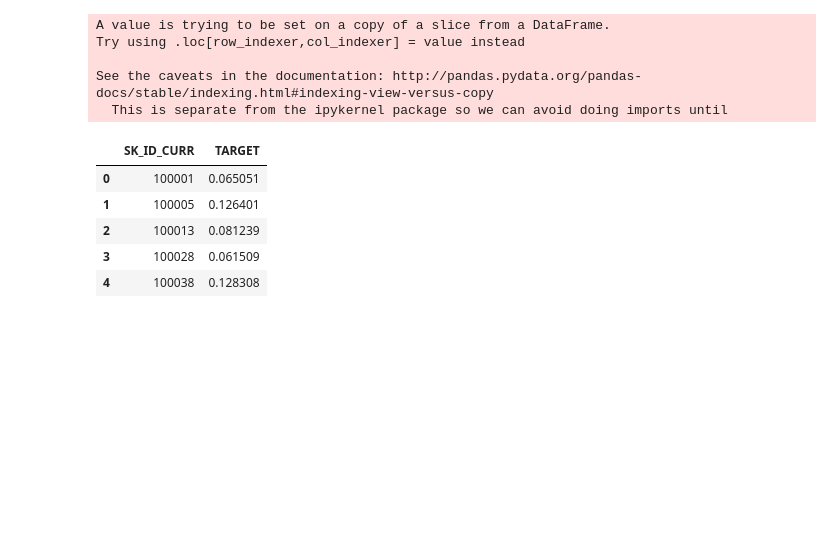
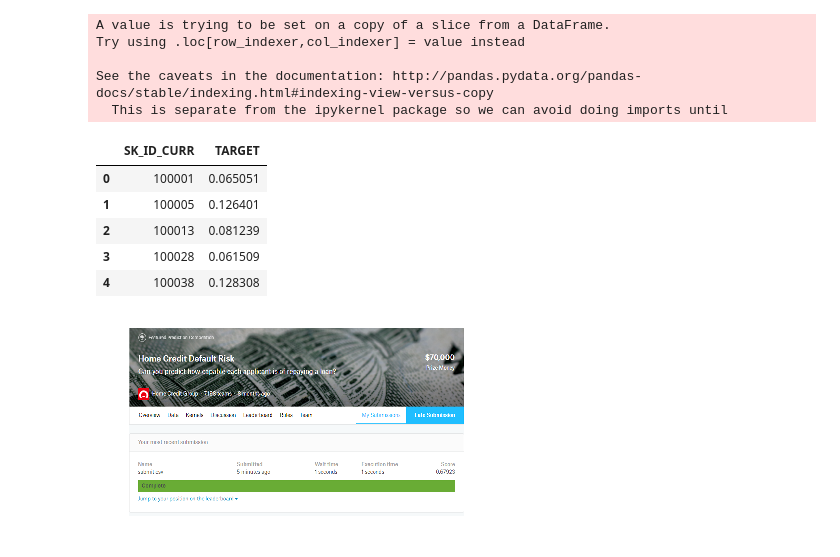
Before and after one commit to Benny0624/2nd-ML100Days-, a Jupyter notebook: homework/Day_016_HW.ipynb, the cells around one changed output. Drawn from its saved outputs; the diff is of its cells as text; code cells hidden in the pictures; blank space fills up the shorter version.

```diff
--- a/homework/Day_016_HW.ipynb
+++ b/homework/Day_016_HW.ipynb
@@ -144,3 +144,12 @@ See the caveats in the documentation: http://pandas.pydata.org/pandas-docs/stabl
 | 4 | 100038 | 0.128308 |
 # %%
 submit.to_csv('C:/Users/veryv/OneDrive/桌面/MLcontest/ML100/data/Part01/submit.csv',index=False)
+# %%
+import matplotlib.image as mpimg
+
+submit = mpimg.imread('submit.png')
+plt.imshow(submit)
+plt.axis('off')
+plt.show()
+# %% [output]
+[figure, added]
```
